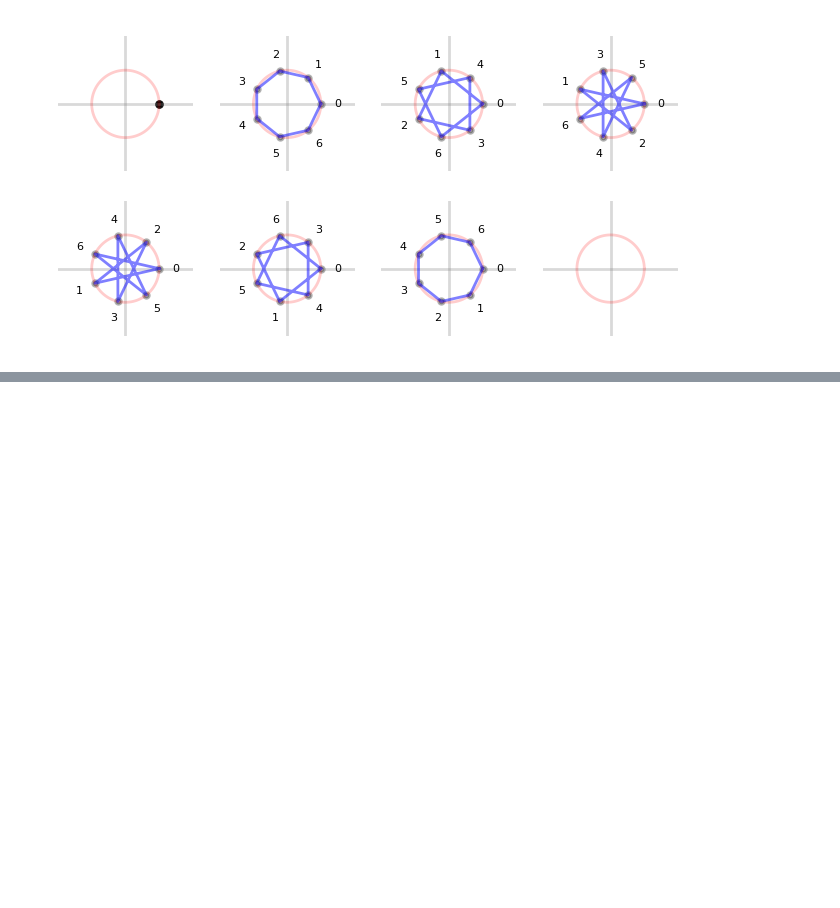
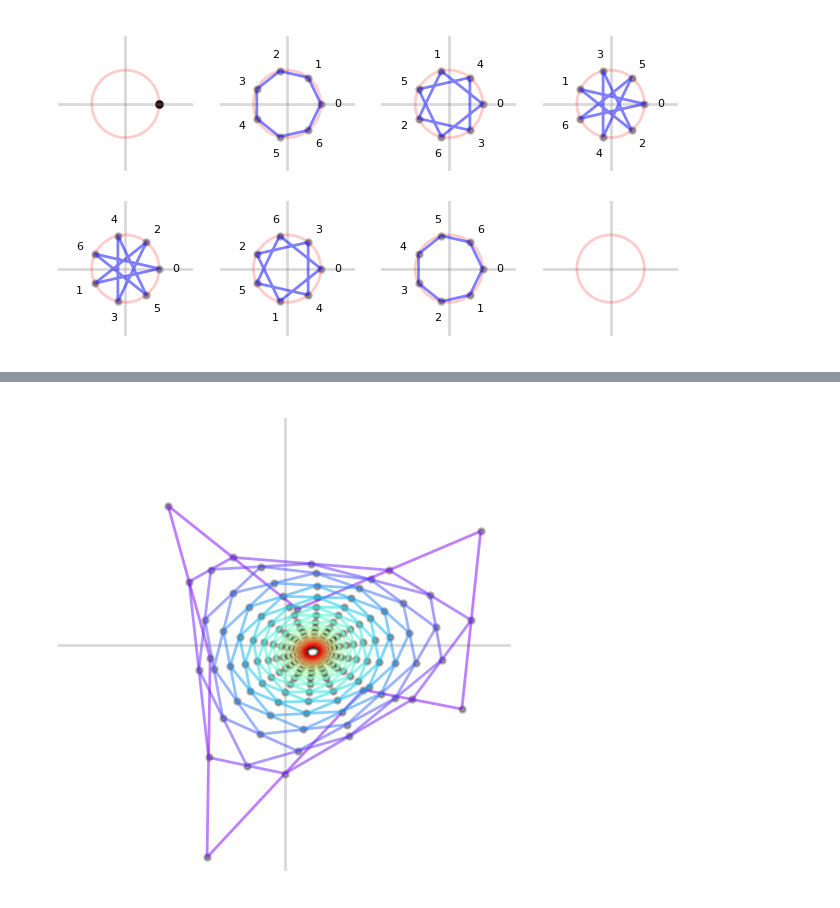
Before and after one commit to tedszy/fourier-tutor, a Jupyter notebook: geometry.ipynb, the cells around one changed output, grey strips where cells are left out. Drawn from its saved outputs; the diff is of its cells as text; code cells hidden in the pictures; blank space fills up the shorter version.

```diff
--- a/geometry.ipynb
+++ b/geometry.ipynb
@@ -230,0 +284,27 @@ for i in range(2):
+# %%
+# Polygon midpoint sequence.
+# This is the problem solved in Schoenberg.
+
+
+X = [argnorm(30, 3.0), argnorm(70, 0.5), argnorm(130, 2.4),
+     argnorm(190, 1.0), argnorm(250, 3), argnorm(330, 1.2),
+     argnorm(340, 2.5)]
+
+def midpoint_polygon(X):
+    XX = X.copy()
+    XX.append(XX[0])
+    return [(XX[k] + XX[k+1])/2 for k in range(0, len(XX)-1)]
+
+plt.rcParams['figure.figsize'] = [3, 3]
+plt.rcParams['figure.dpi'] = 200
+fig, ax = plt.subplots()
+axes_setup(ax, 3)
+
+N_polys = 30
+color=iter(cm.rainbow(np.linspace(0,1,N_polys)))
+XX = X
+for k in range(0, N_polys):
+    polygon_plot(ax, XX, edge_color=next(color), annotate=False)
+    XX = midpoint_polygon(XX)
+# %% [output]
+[figure, added]
```
Also changed, not shown: parts of 18 cells of this notebook.
